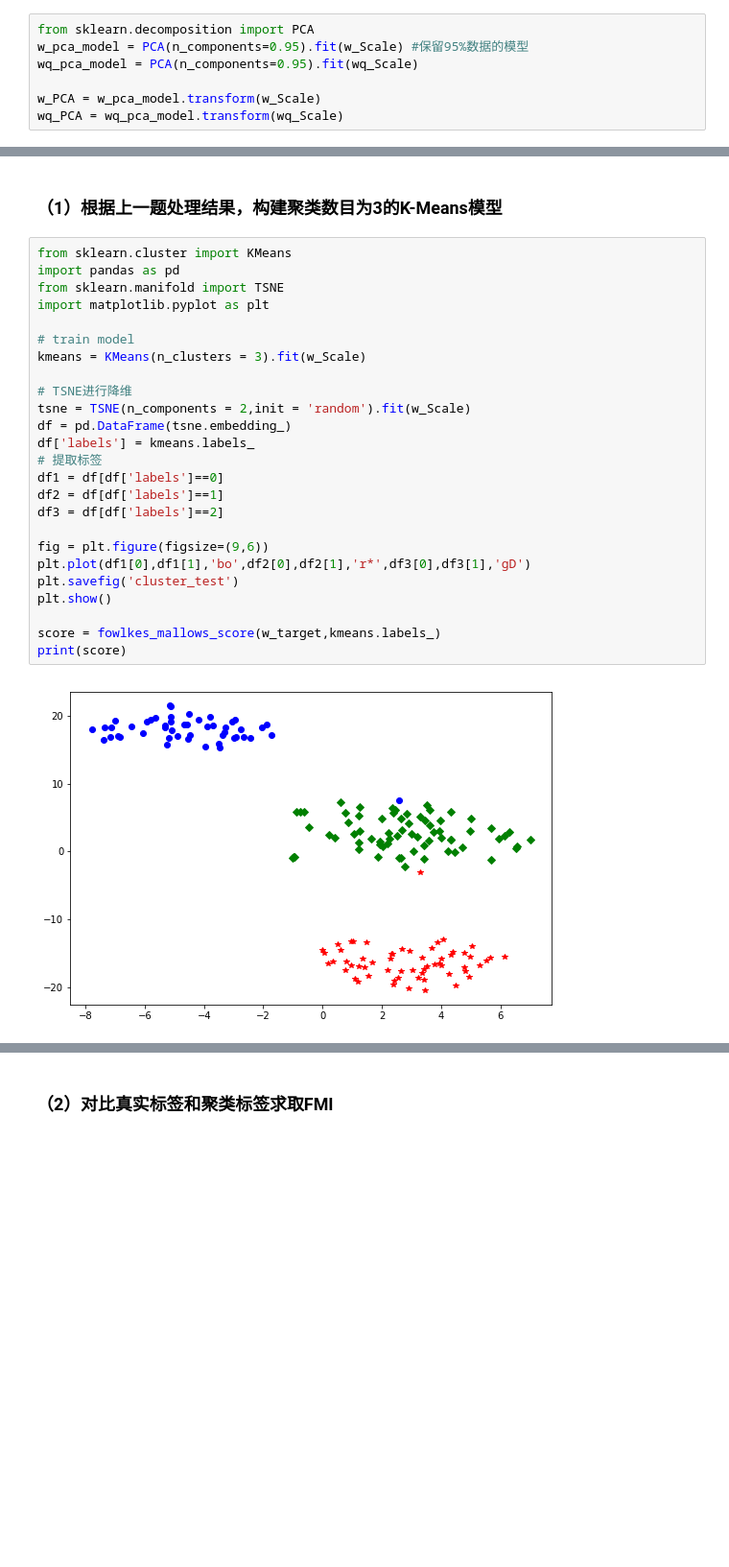
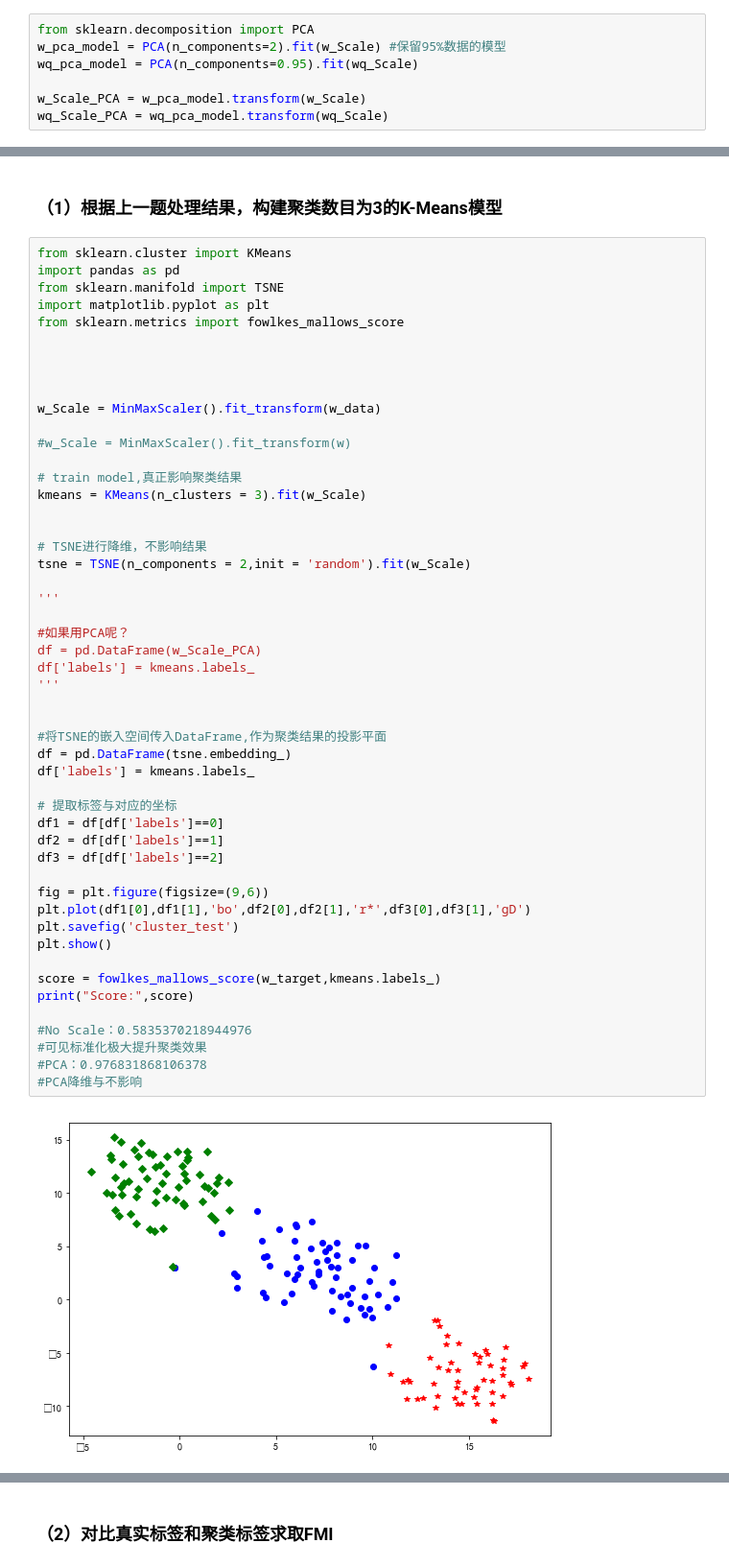
Before and after one commit to lusuon/NEU_python_data_analysis_experiment, a Jupyter notebook: Chapter 6.ipynb, the cells around one changed output, grey strips where cells are left out. Shown at 96% size. Drawn from its saved outputs; the diff is of its cells as text; blank space fills up the shorter version.

```diff
--- a/Chapter 6.ipynb
+++ b/Chapter 6.ipynb
@@ -75,11 +101,11 @@ wq_Scale = MinMaxScaler().fit_transform(wq)
 ### （5）对两个数据集进行PCA降维
 # %%
 from sklearn.decomposition import PCA
-w_pca_model = PCA(n_components=0.95).fit(w_Scale) #保留95%数据的模型
+w_pca_model = PCA(n_components=2).fit(w_Scale) #保留95%数据的模型
 wq_pca_model = PCA(n_components=0.95).fit(wq_Scale)
 
-w_PCA = w_pca_model.transform(w_Scale)
-wq_PCA = wq_pca_model.transform(wq_Scale)
+w_Scale_PCA = w_pca_model.transform(w_Scale)
+wq_Scale_PCA = wq_pca_model.transform(wq_Scale)
 # %%
 print(w_PCA.shape)
 w.shape
@@ -93,27 +118,52 @@ w.shape
 # %%
 from sklearn.cluster import KMeans
 import pandas as pd
 from sklearn.manifold import TSNE
 import matplotlib.pyplot as plt
+from sklearn.metrics import fowlkes_mallows_score
 
-# train model
+
+
+
+w_Scale = MinMaxScaler().fit_transform(w_data)
+
+#w_Scale = MinMaxScaler().fit_transform(w)
+
+# train model,真正影响聚类结果
 kmeans = KMeans(n_clusters = 3).fit(w_Scale)
 
-# TSNE进行降维
+
+# TSNE进行降维，不影响结果
 tsne = TSNE(n_components = 2,init = 'random').fit(w_Scale)
+
+'''
+
+#如果用PCA呢？
+df = pd.DataFrame(w_Scale_PCA)
+df['labels'] = kmeans.labels_
+'''
+
+
+#将TSNE的嵌入空间传入DataFrame,作为聚类结果的投影平面
 df = pd.DataFrame(tsne.embedding_)
 df['labels'] = kmeans.labels_
-# 提取标签
+
+# 提取标签与对应的坐标
 df1 = df[df['labels']==0]
 df2 = df[df['labels']==1]
 df3 = df[df['labels']==2]
 
 fig = plt.figure(figsize=(9,6))
 plt.plot(df1[0],df1[1],'bo',df2[0],df2[1],'r*',df3[0],df3[1],'gD')
 plt.savefig('cluster_test')
 plt.show()
 
 score = fowlkes_mallows_score(w_target,kmeans.labels_)
-print(score)
+print("Score:",score)
+
+#No Scale：0.5835370218944976
+#可见标准化极大提升聚类效果
+#PCA：0.976831868106378
+#PCA降维与不影响
 # %% [output]
-[figure, old version]
+[figure, new version]
```
Also changed, not shown: parts of 21 cells of this notebook, 4 other files.
